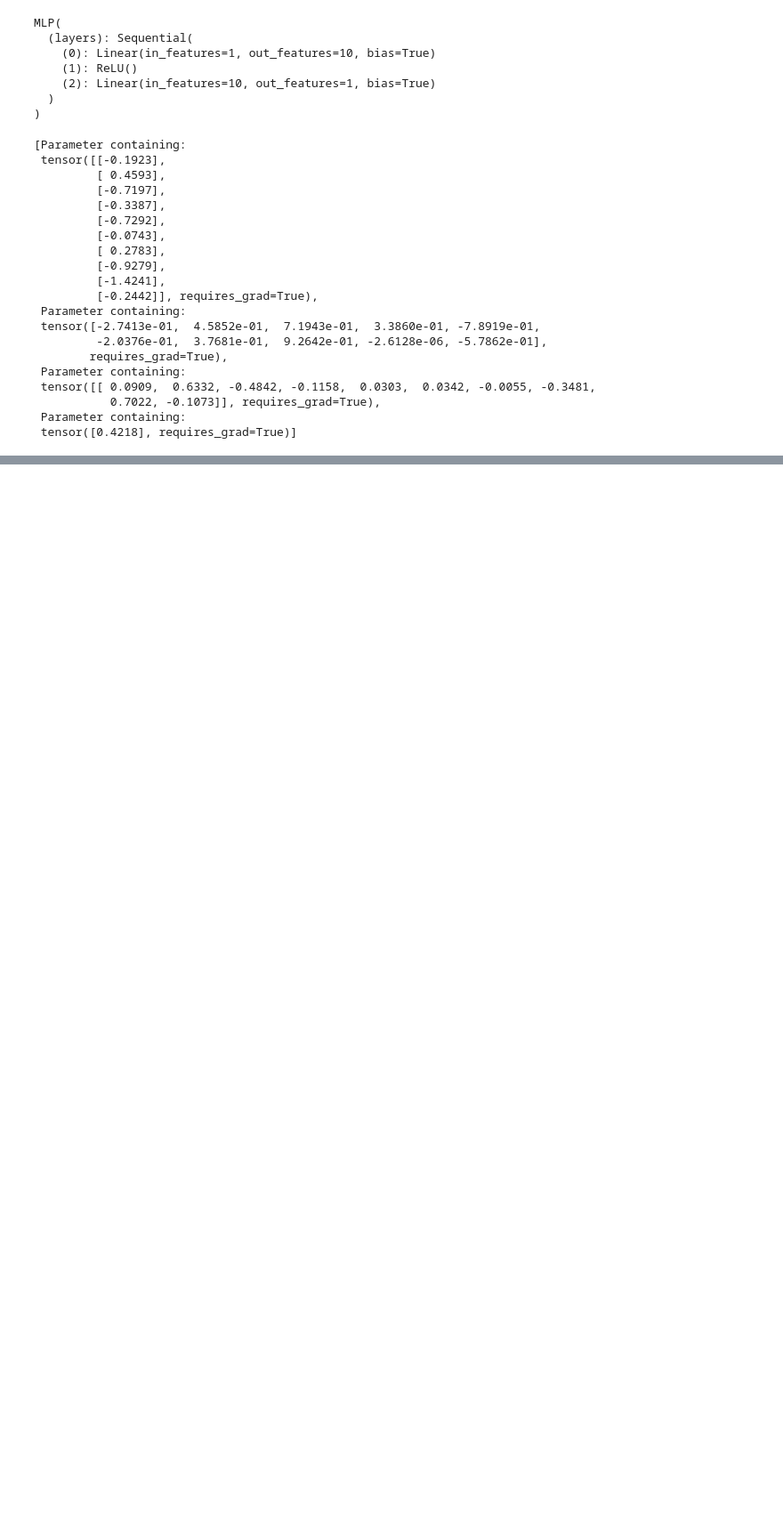
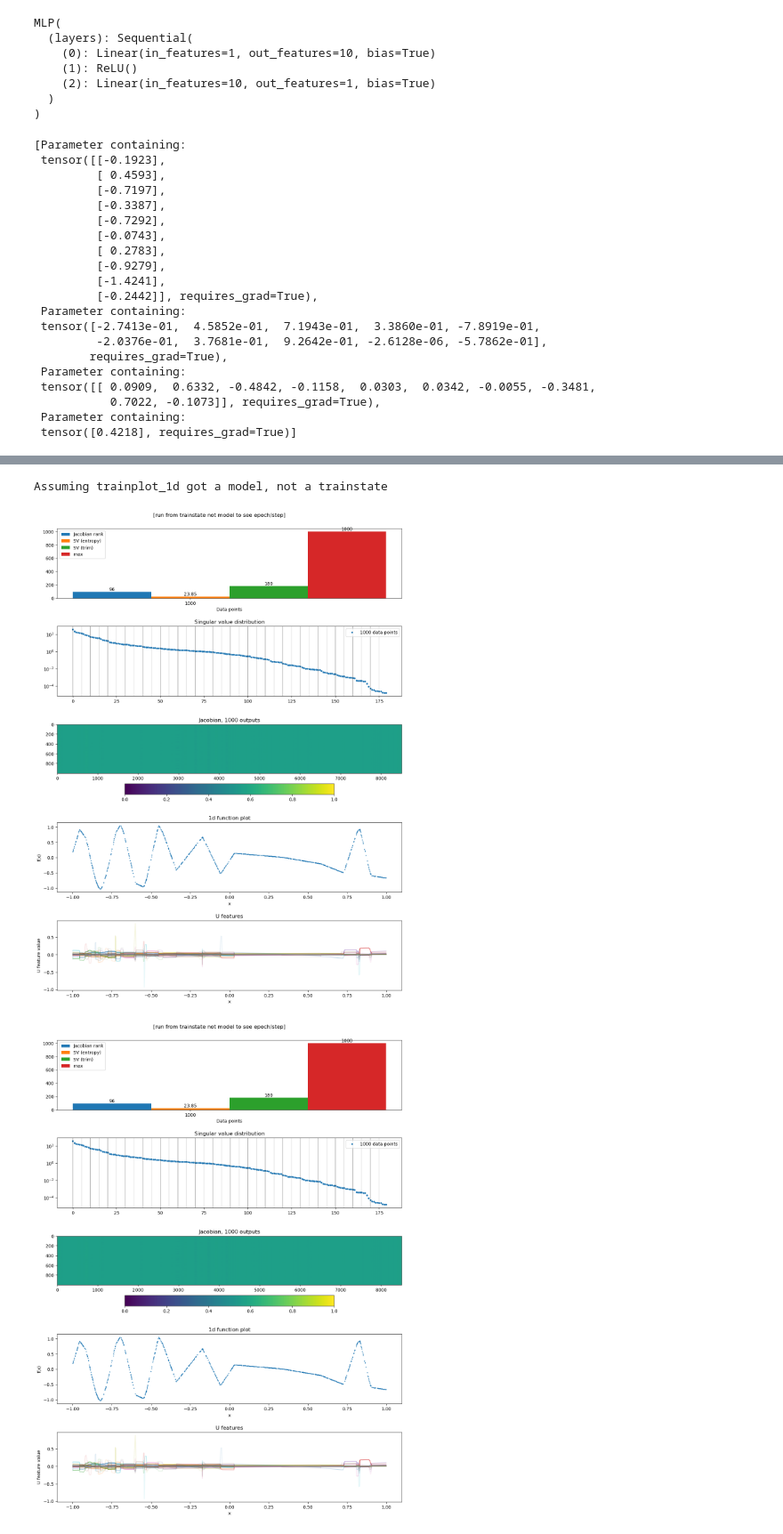
Before and after one commit to LRudL/dots, a Jupyter notebook: notebooks/model_explorer.ipynb, the cells around one changed output, grey strips where cells are left out. Shown at 89% size. Cells and saved outputs as stored; diff of their text form; code cells hidden in the pictures; blank space fills up the shorter version.

```diff
--- a/notebooks/model_explorer.ipynb
+++ b/notebooks/model_explorer.ipynb
@@ -69,0 +99,6 @@ plot_1d_fn(good_relu, -1, 1, 1000)
+# %%
+trainplot_1d(hfsin)
+# %% [output]
+Assuming trainplot_1d got a model, not a trainstate
+[figure, added]
+[figure, added]
```
Also changed, not shown: parts of 10 cells of this notebook, 5 other files.
